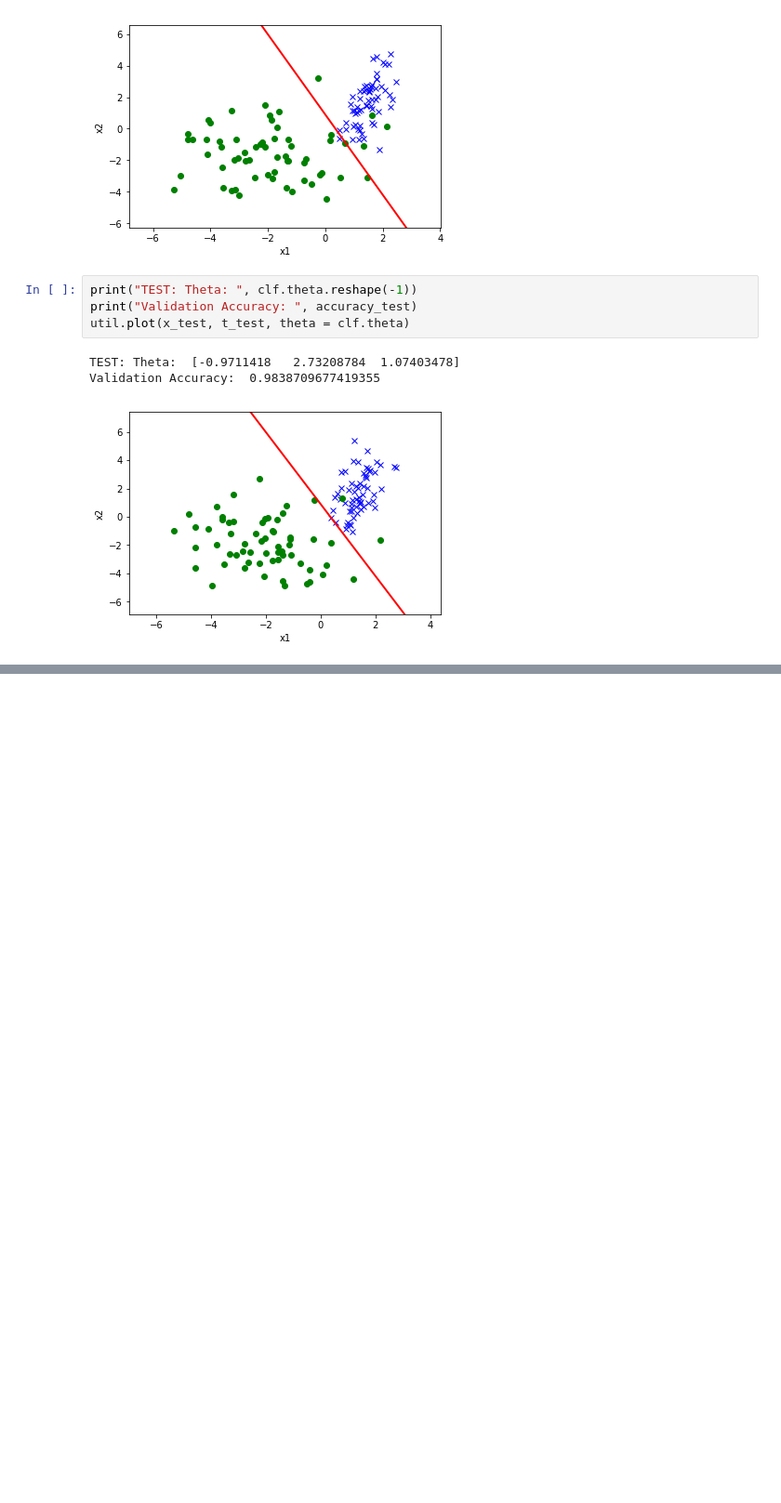
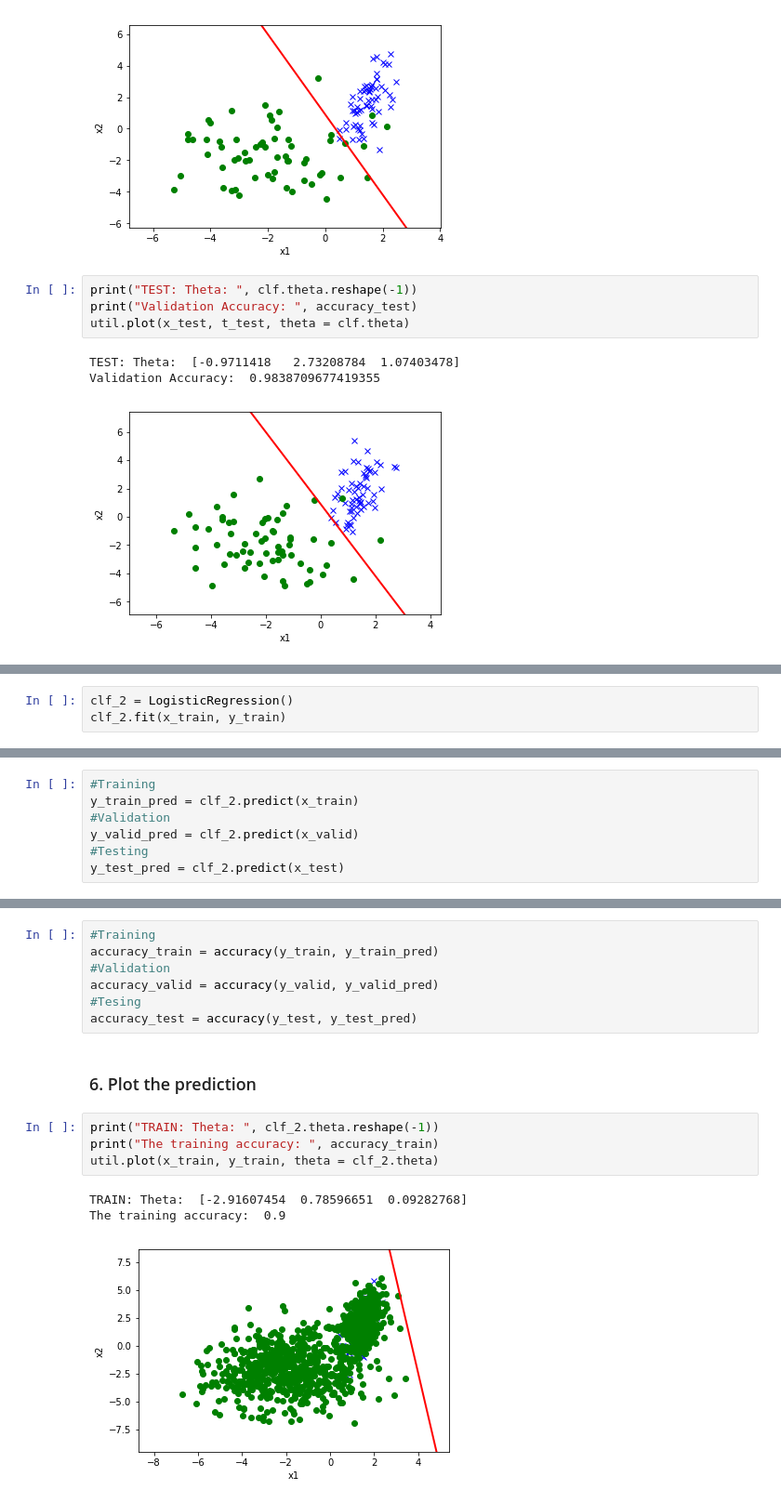
Before and after one commit to anhnt02hp/CS229-Fall2018-FullCourse, a Jupyter notebook: Full_Problem_Set_Solution/PS1/exercise_2.ipynb, the cells around one changed output, grey strips where cells are left out. Shown at 93% size. Drawn from its saved outputs; the diff is of its cells as text; blank space fills up the shorter version.

```diff
--- a/Full_Problem_Set_Solution/PS1/exercise_2.ipynb
+++ b/Full_Problem_Set_Solution/PS1/exercise_2.ipynb
@@ -159,0 +183,3 @@ Validation Accuracy:  0.9838709677419355
+# %%
+clf_2 = LogisticRegression()
+clf_2.fit(x_train, y_train)
@@ -159,0 +188,7 @@ Validation Accuracy:  0.9838709677419355
+# %%
+#Training
+y_train_pred = clf_2.predict(x_train)
+#Validation
+y_valid_pred = clf_2.predict(x_valid)
+#Testing
+y_test_pred = clf_2.predict(x_test)
@@ -159,0 +197,17 @@ Validation Accuracy:  0.9838709677419355
+# %%
+#Training
+accuracy_train = accuracy(y_train, y_train_pred)
+#Validation
+accuracy_valid = accuracy(y_valid, y_valid_pred)
+#Tesing
+accuracy_test = accuracy(y_test, y_test_pred)
+# %% [markdown]
+### 6. Plot the prediction
+# %%
+print("TRAIN: Theta: ", clf_2.theta.reshape(-1))
+print("The training accuracy: ", accuracy_train)
+util.plot(x_train, y_train, theta = clf_2.theta)
+# %% [output]
+TRAIN: Theta:  [-2.91607454  0.78596651  0.09282768]
+The training accuracy:  0.9
+[figure, added]
```
Also changed, not shown: parts of 11 cells of this notebook.
